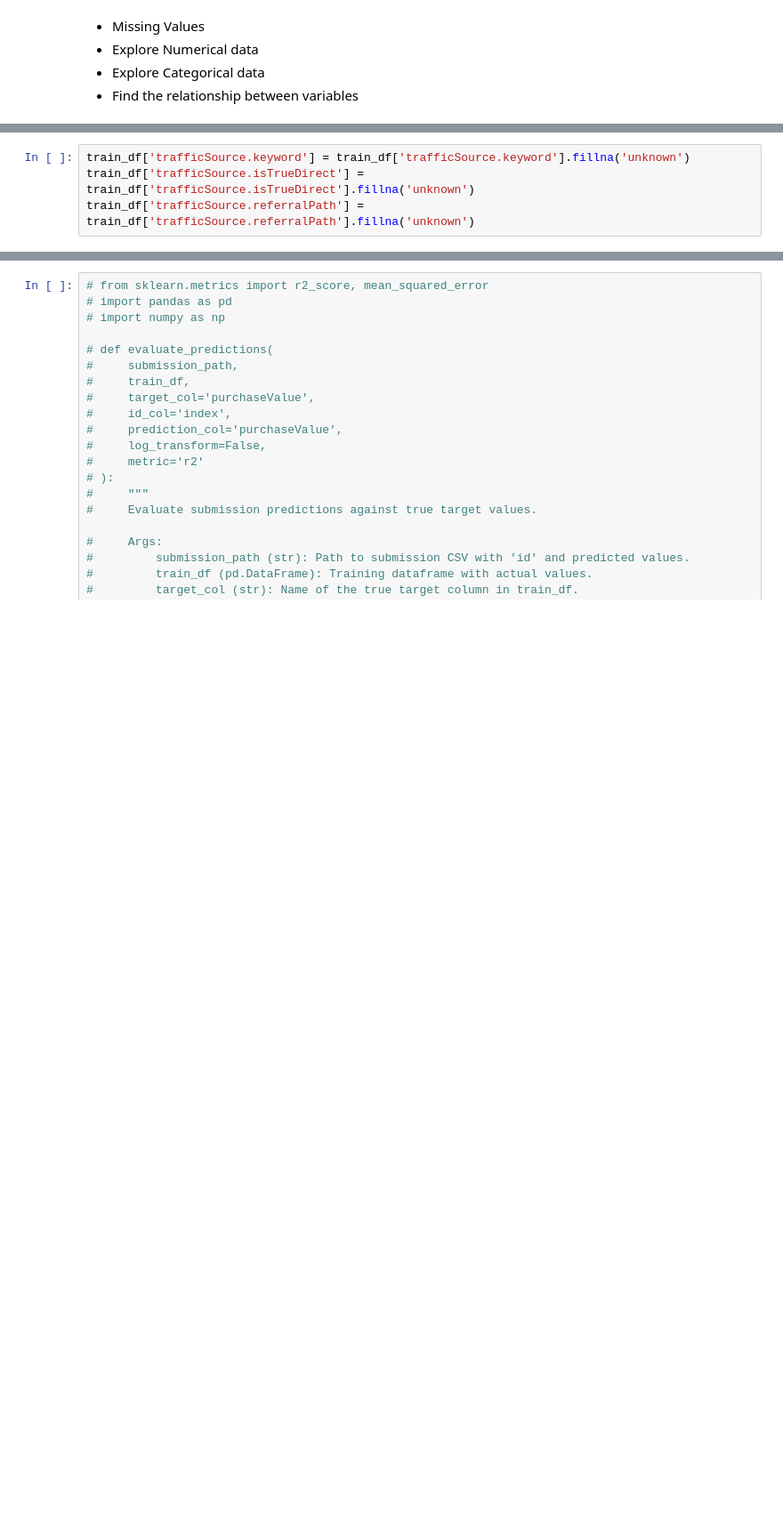
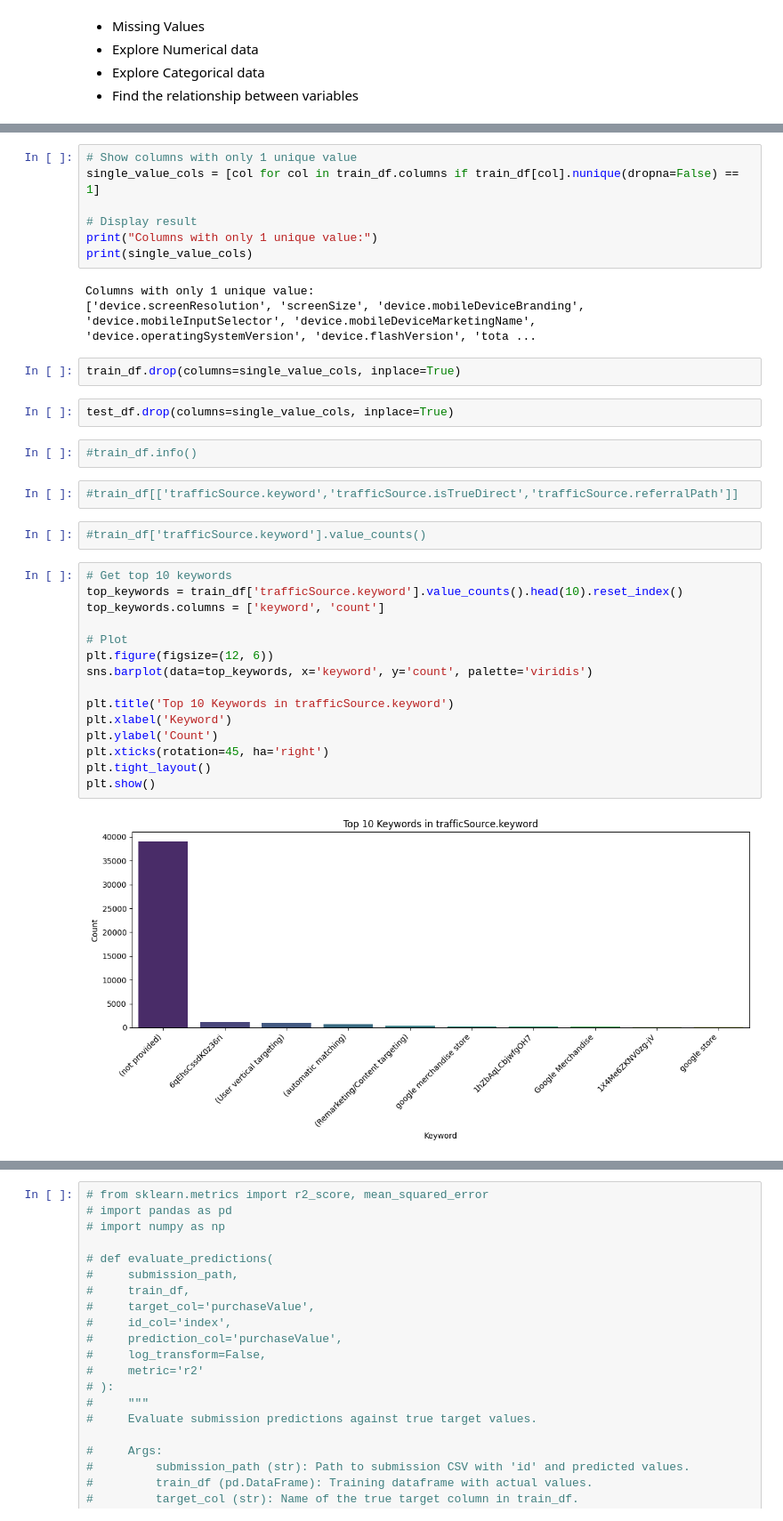
Before and after one commit to manjuiitm/codes, a Jupyter notebook: 24ds2000126-notebook-t22025.ipynb, the cells around one changed output, grey strips where cells are left out. Shown at 89% size. Drawn from its saved outputs; the diff is of its cells as text; blank space fills up the shorter version.

Commit message:
Kaggle Notebook | 24ds2000126-notebook-t22025 | Version 38

```diff
--- a/24ds2000126-notebook-t22025.ipynb
+++ b/24ds2000126-notebook-t22025.ipynb
@@ -214,4 +66,0 @@ test_df.drop(columns=sparse_cols_to_drop, inplace=True)
-# %%
-train_df['trafficSource.keyword'] = train_df['trafficSource.keyword'].fillna('unknown')
-train_df['trafficSource.isTrueDirect'] = train_df['trafficSource.isTrueDirect'].fillna('unknown')
-train_df['trafficSource.referralPath'] = train_df['trafficSource.referralPath'].fillna('unknown')
@@ -441,0 +125,37 @@ def compare_distributions(train_df, test_df, cols):
+# %%
+# Show columns with only 1 unique value
+single_value_cols = [col for col in train_df.columns if train_df[col].nunique(dropna=False) == 1]
+
+# Display result
+print("Columns with only 1 unique value:")
+print(single_value_cols)
+# %% [output]
+Columns with only 1 unique value:
+['device.screenResolution', 'screenSize', 'device.mobileDeviceBranding', 'device.mobileInputSelector', 'device.mobileDeviceMarketingName', 'device.operatingSystemVersion', 'device.flashVersion', 'tota ...
+# %%
+train_df.drop(columns=single_value_cols, inplace=True)
+# %%
+test_df.drop(columns=single_value_cols, inplace=True)
+# %%
+#train_df.info()
+# %%
+#train_df[['trafficSource.keyword','trafficSource.isTrueDirect','trafficSource.referralPath']]
+# %%
+#train_df['trafficSource.keyword'].value_counts()
+# %%
+# Get top 10 keywords
+top_keywords = train_df['trafficSource.keyword'].value_counts().head(10).reset_index()
+top_keywords.columns = ['keyword', 'count']
+
+# Plot
+plt.figure(figsize=(12, 6))
+sns.barplot(data=top_keywords, x='keyword', y='count', palette='viridis')
+
+plt.title('Top 10 Keywords in trafficSource.keyword')
+plt.xlabel('Keyword')
+plt.ylabel('Count')
+plt.xticks(rotation=45, ha='right')
+plt.tight_layout()
+plt.show()
+# %% [output]
+[figure, added]
```
Also changed, not shown: parts of 196 cells of this notebook.
